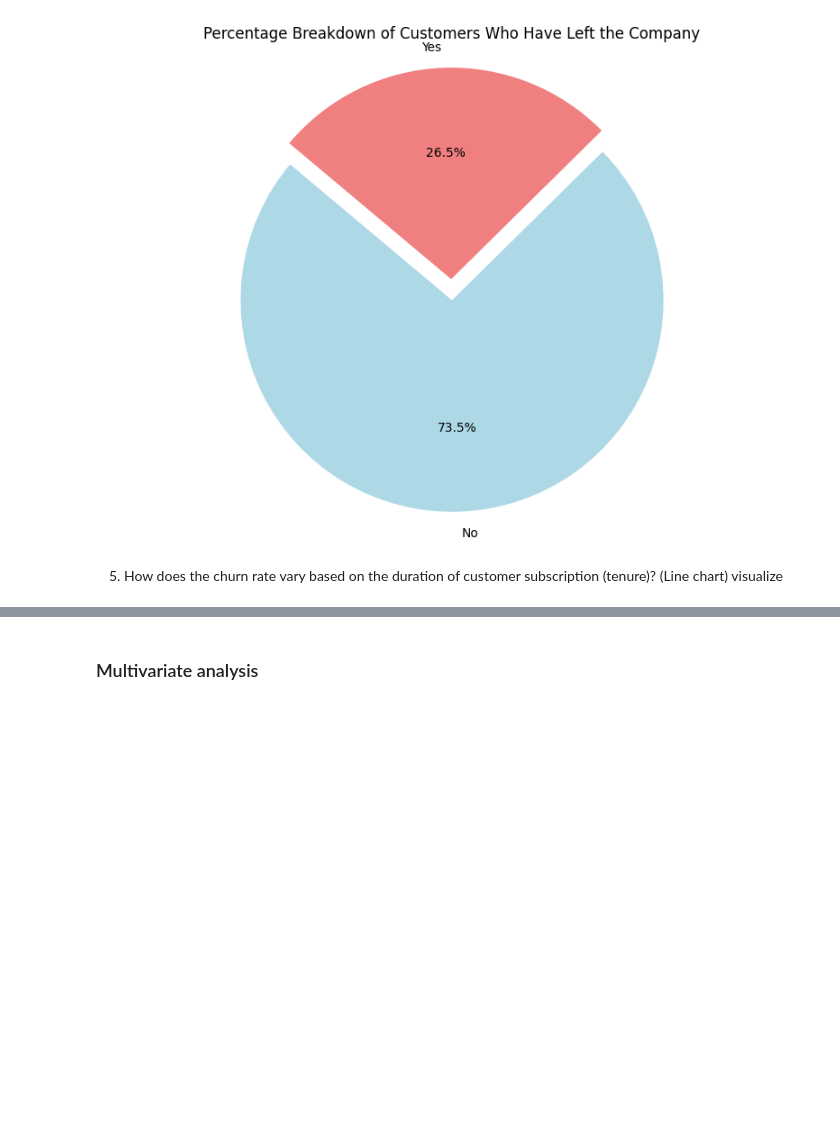
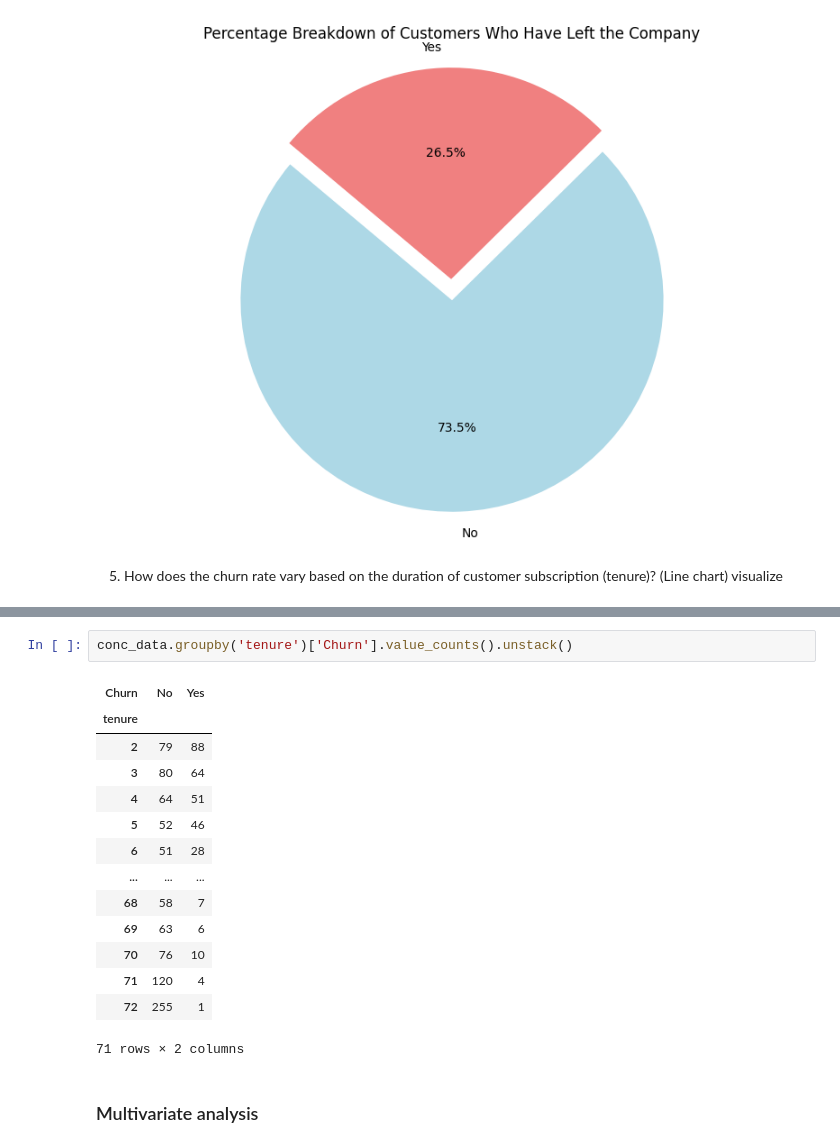
Before and after one commit to Dansoaa/Vodafone-Churn-Project, a Jupyter notebook: churn_analysiis.ipynb, the cells around one changed output, grey strips where cells are left out. Drawn from its saved outputs; the diff is of its cells as text; blank space fills up the shorter version.

```diff
--- a/churn_analysiis.ipynb
+++ b/churn_analysiis.ipynb
@@ -708,3 +708,20 @@ plt.show()
+# %%
+conc_data.groupby('tenure')['Churn'].value_counts().unstack()
+# %% [output]
+| Churn | No | Yes |
+| tenure |  |  |
+| 2 | 79 | 88 |
+| 3 | 80 | 64 |
+| 4 | 64 | 51 |
+| 5 | 52 | 46 |
+| 6 | 51 | 28 |
+| ... | ... | ... |
+| 68 | 58 | 7 |
+| 69 | 63 | 6 |
+| 70 | 76 | 10 |
+| 71 | 120 | 4 |
+| 72 | 255 | 1 |
+71 rows × 2 columns
 # %% [markdown]
 ### Multivariate analysis
 # %%
```
Also changed, not shown: parts of 14 cells of this notebook, 1 other file.
